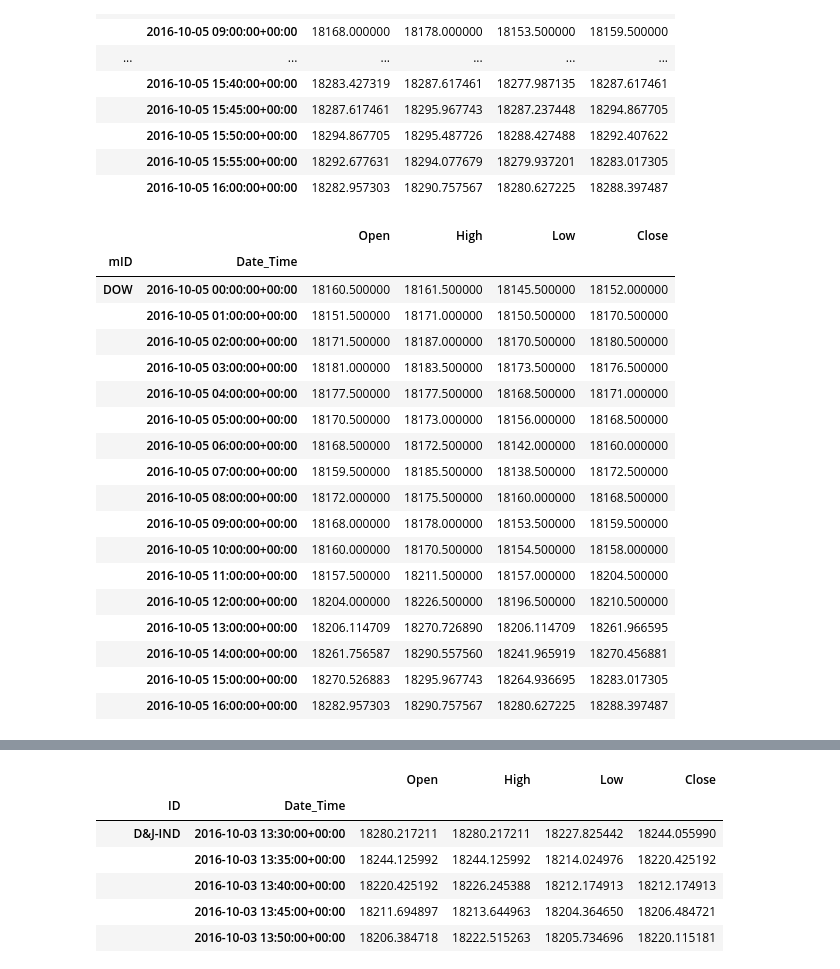
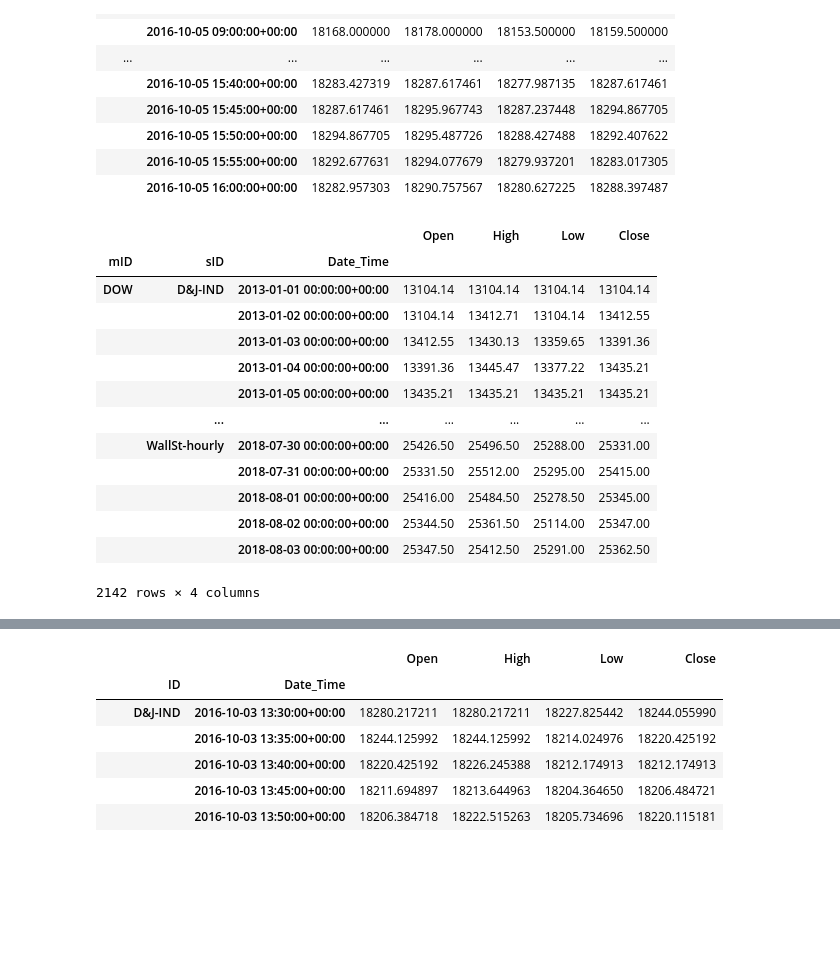
Before and after one commit to cwilko/marketinsights-price-aggregator, a Jupyter notebook: samples/Sandbox.ipynb, the cells around one changed output, grey strips where cells are left out. Cells and saved outputs as stored; diff of their text form; code cells hidden in the pictures; blank space fills up the shorter version.

```diff
--- a/samples/Sandbox.ipynb
+++ b/samples/Sandbox.ipynb
@@ -230,30 +230,25 @@ data_config3 = [
 # %%
 start = "2016-10-05"
 end = "2016-10-05 16:00"
 
 # Get data from MDS
 MDS_aggregator = MarketDataAggregator(data_config2)
 
-MDSData = MDS_aggregator.getData("DOW", "H", start=start, end=end, aggregate=True, debug=False)
+MDSData = MDS_aggregator.getData("DOW", "D", aggregate=False, debug=False)
 
 MDSData
 # %% [output]
-|  |  | Open | High | Low | Close |
-| mID | Date_Time |  |  |  |  |
-| DOW | 2016-10-05 00:00:00+00:00 | 18160.500000 | 18161.500000 | 18145.500000 | 18152.000000 |
-|  | 2016-10-05 01:00:00+00:00 | 18151.500000 | 18171.000000 | 18150.500000 | 18170.500000 |
-|  | 2016-10-05 02:00:00+00:00 | 18171.500000 | 18187.000000 | 18170.500000 | 18180.500000 |
-|  | 2016-10-05 03:00:00+00:00 | 18181.000000 | 18183.500000 | 18173.500000 | 18176.500000 |
-|  | 2016-10-05 04:00:00+00:00 | 18177.500000 | 18177.500000 | 18168.500000 | 18171.000000 |
-|  | 2016-10-05 05:00:00+00:00 | 18170.500000 | 18173.000000 | 18156.000000 | 18168.500000 |
-|  | 2016-10-05 06:00:00+00:00 | 18168.500000 | 18172.500000 | 18142.000000 | 18160.000000 |
-|  | 2016-10-05 07:00:00+00:00 | 18159.500000 | 18185.500000 | 18138.500000 | 18172.500000 |
-|  | 2016-10-05 08:00:00+00:00 | 18172.000000 | 18175.500000 | 18160.000000 | 18168.500000 |
-|  | 2016-10-05 09:00:00+00:00 | 18168.000000 | 18178.000000 | 18153.500000 | 18159.500000 |
-|  | 2016-10-05 10:00:00+00:00 | 18160.000000 | 18170.500000 | 18154.500000 | 18158.000000 |
-|  | 2016-10-05 11:00:00+00:00 | 18157.500000 | 18211.500000 | 18157.000000 | 18204.500000 |
-|  | 2016-10-05 12:00:00+00:00 | 18204.000000 | 18226.500000 | 18196.500000 | 18210.500000 |
-|  | 2016-10-05 13:00:00+00:00 | 18206.114709 | 18270.726890 | 18206.114709 | 18261.966595 |
-|  | 2016-10-05 14:00:00+00:00 | 18261.756587 | 18290.557560 | 18241.965919 | 18270.456881 |
-|  | 2016-10-05 15:00:00+00:00 | 18270.526883 | 18295.967743 | 18264.936695 | 18283.017305 |
-|  | 2016-10-05 16:00:00+00:00 | 18282.957303 | 18290.757567 | 18280.627225 | 18288.397487 |
+|  |  |  | Open | High | Low | Close |
+| mID | sID | Date_Time |  |  |  |  |
+| DOW | D&J-IND | 2013-01-01 00:00:00+00:00 | 13104.14 | 13104.14 | 13104.14 | 13104.14 |
+|  |  | 2013-01-02 00:00:00+00:00 | 13104.14 | 13412.71 | 13104.14 | 13412.55 |
+|  |  | 2013-01-03 00:00:00+00:00 | 13412.55 | 13430.13 | 13359.65 | 13391.36 |
+|  |  | 2013-01-04 00:00:00+00:00 | 13391.36 | 13445.47 | 13377.22 | 13435.21 |
+|  |  | 2013-01-05 00:00:00+00:00 | 13435.21 | 13435.21 | 13435.21 | 13435.21 |
+|  | ... | ... | ... | ... | ... | ... |
+|  | WallSt-hourly | 2018-07-30 00:00:00+00:00 | 25426.50 | 25496.50 | 25288.00 | 25331.00 |
+|  |  | 2018-07-31 00:00:00+00:00 | 25331.50 | 25512.00 | 25295.00 | 25415.00 |
+|  |  | 2018-08-01 00:00:00+00:00 | 25416.00 | 25484.50 | 25278.50 | 25345.00 |
+|  |  | 2018-08-02 00:00:00+00:00 | 25344.50 | 25361.50 | 25114.00 | 25347.00 |
+|  |  | 2018-08-03 00:00:00+00:00 | 25347.50 | 25412.50 | 25291.00 | 25362.50 |
+2142 rows × 4 columns
```
Also changed, not shown: parts of 2 cells of this notebook, 10 other files.
